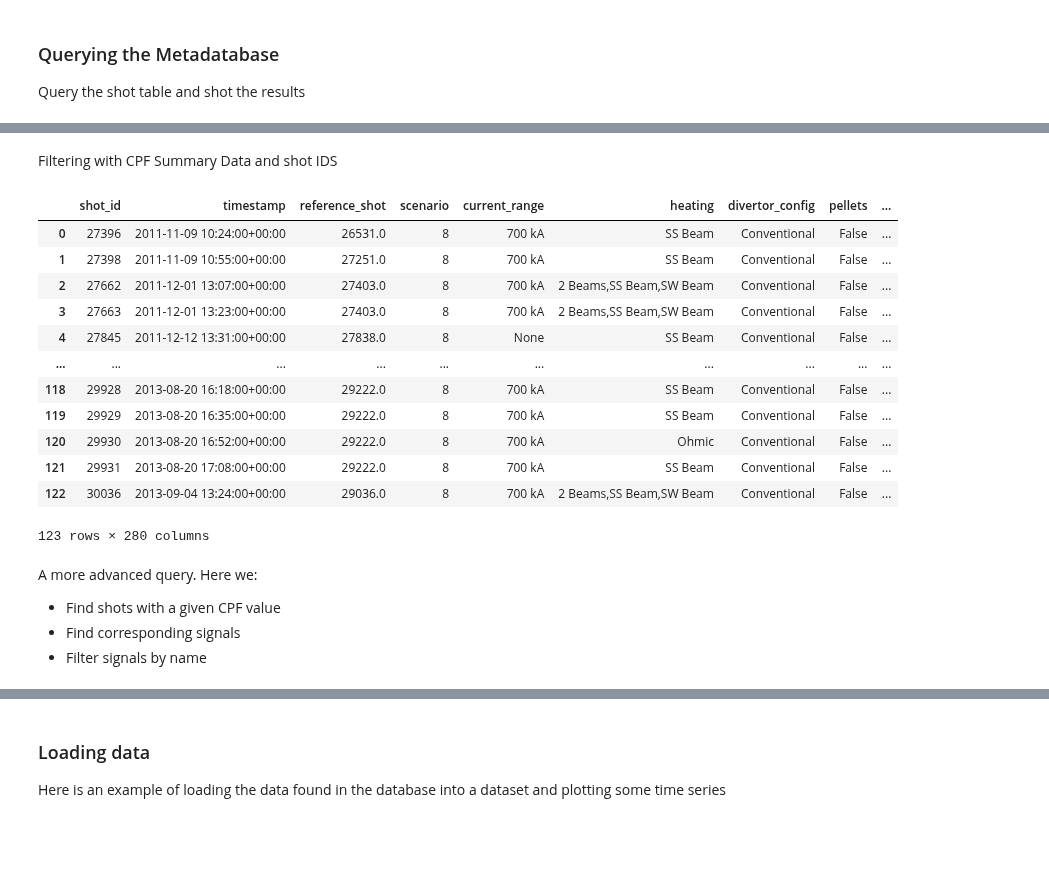
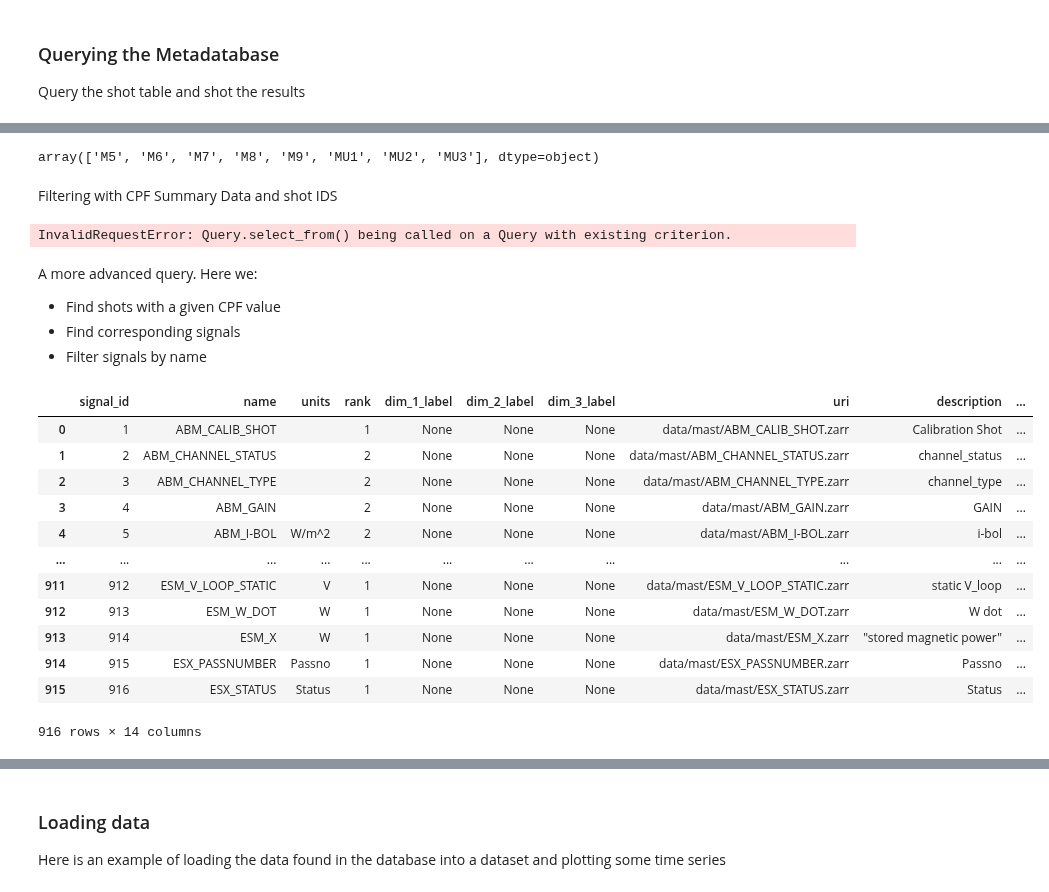
Before and after one commit to ukaea/fair-mast, a Jupyter notebook: db_query_example.ipynb, the cells around one changed output, grey strips where cells are left out. Saved outputs shown, nothing was run; the diff lists cells and outputs as text; code cells hidden in the pictures; blank space fills up the shorter version.

```diff
--- a/db_query_example.ipynb
+++ b/db_query_example.ipynb
@@ -100,34 +74,74 @@ qscenarios
+# %%
+result['campaign'].unique()
+# %% [output]
+array(['M5', 'M6', 'M7', 'M8', 'M9', 'MU1', 'MU2', 'MU3'], dtype=object)
 # %% [markdown]
 Filtering with CPF Summary Data and shot IDS
 # %%
 shots = metadata.tables['shots']
+signals = metadata.tables['signals']
 
-qshots = (
+q = (
+    session.query(signals.c.signal_id)
+          .filter(signals.c.name == 'ABM_CALIB_SHOT')
+          .first()
+)
+
+q = (
     session.query(shots)
-          .filter(shots.c.scenario == 8)
-          # .filter(shots.c.shot_id <= 30131)
+        .filter(shots.c.campaign == 'M9')
+        .join(q)
 )
-qshots = pd.read_sql(qshots.statement, con=engine.connect())
-qshots
+
+q = pd.read_sql(q.statement, con=engine.connect())
+q
 # %% [output]
-|  | shot_id | timestamp | reference_shot | scenario | current_range | heating | divertor_config | pellets | ... |
-| 0 | 27396 | 2011-11-09 10:24:00+00:00 | 26531.0 | 8 | 700 kA | SS Beam | Conventional | False | ... |
-| 1 | 27398 | 2011-11-09 10:55:00+00:00 | 27251.0 | 8 | 700 kA | SS Beam | Conventional | False | ... |
-| 2 | 27662 | 2011-12-01 13:07:00+00:00 | 27403.0 | 8 | 700 kA | 2 Beams,SS Beam,SW Beam | Conventional | False | ... |
-| 3 | 27663 | 2011-12-01 13:23:00+00:00 | 27403.0 | 8 | 700 kA | 2 Beams,SS Beam,SW Beam | Conventional | False | ... |
-| 4 | 27845 | 2011-12-12 13:31:00+00:00 | 27838.0 | 8 | None | SS Beam | Conventional | False | ... |
-| ... | ... | ... | ... | ... | ... | ... | ... | ... | ... |
-| 118 | 29928 | 2013-08-20 16:18:00+00:00 | 29222.0 | 8 | 700 kA | SS Beam | Conventional | False | ... |
-| 119 | 29929 | 2013-08-20 16:35:00+00:00 | 29222.0 | 8 | 700 kA | SS Beam | Conventional | False | ... |
-| 120 | 29930 | 2013-08-20 16:52:00+00:00 | 29222.0 | 8 | 700 kA | Ohmic | Conventional | False | ... |
-| 121 | 29931 | 2013-08-20 17:08:00+00:00 | 29222.0 | 8 | 700 kA | SS Beam | Conventional | False | ... |
-| 122 | 30036 | 2013-09-04 13:24:00+00:00 | 29036.0 | 8 | 700 kA | 2 Beams,SS Beam,SW Beam | Conventional | False | ... |
-123 rows × 280 columns
+InvalidRequestError: Query.select_from() being called on a Query with existing criterion.
 # %% [markdown]
 A more advanced query. Here we:
  - Find shots with a given CPF value
  - Find corresponding signals
  - Filter signals by name
+# %%
+shots = metadata.tables['shots']
+signals = metadata.tables['signals']
+shot_signal_link = metadata.tables['shot_signal_link']
+
+qshots = (
+    session.query(shots.c.shot_id)
+        .filter(shots.c.campaign == 'M9')
+)
+
+# Query for corresponding signal IDs
+qshot_signal = (
+    session.query(shot_signal_link.c.signal_id)
+    .filter(shot_signal_link.c.shot_id.in_(qshots))
+    .distinct()
+)
+
+# Query for signal data, filter only names containing 'acd'
+qsignal = (
+    session.query(signals)
+    .filter(signals.c.signal_id.in_(qshot_signal))
+    # .filter(signals.c.name.contains('AMC'))
+)
+
+result = pd.read_sql(qsignal.statement, con=engine.connect())
+result
+# %% [output]
+|  | signal_id | name | units | rank | dim_1_label | dim_2_label | dim_3_label | uri | description | ... |
+| 0 | 1 | ABM_CALIB_SHOT |  | 1 | None | None | None | data/mast/ABM_CALIB_SHOT.zarr | Calibration Shot | ... |
+| 1 | 2 | ABM_CHANNEL_STATUS |  | 2 | None | None | None | data/mast/ABM_CHANNEL_STATUS.zarr | channel_status | ... |
+| 2 | 3 | ABM_CHANNEL_TYPE |  | 2 | None | None | None | data/mast/ABM_CHANNEL_TYPE.zarr | channel_type | ... |
+| 3 | 4 | ABM_GAIN |  | 2 | None | None | None | data/mast/ABM_GAIN.zarr | GAIN | ... |
+| 4 | 5 | ABM_I-BOL | W/m^2 | 2 | None | None | None | data/mast/ABM_I-BOL.zarr | i-bol | ... |
+| ... | ... | ... | ... | ... | ... | ... | ... | ... | ... | ... |
+| 911 | 912 | ESM_V_LOOP_STATIC | V | 1 | None | None | None | data/mast/ESM_V_LOOP_STATIC.zarr | static V_loop | ... |
+| 912 | 913 | ESM_W_DOT | W | 1 | None | None | None | data/mast/ESM_W_DOT.zarr | W dot | ... |
+| 913 | 914 | ESM_X | W | 1 | None | None | None | data/mast/ESM_X.zarr | "stored magnetic power" | ... |
+| 914 | 915 | ESX_PASSNUMBER | Passno | 1 | None | None | None | data/mast/ESX_PASSNUMBER.zarr | Passno | ... |
+| 915 | 916 | ESX_STATUS | Status | 1 | None | None | None | data/mast/ESX_STATUS.zarr | Status | ... |
+916 rows × 14 columns
 # %%
 shots = metadata.tables['shots']
 signals = metadata.tables['signals']
```
Also changed, not shown: parts of 7 cells of this notebook, 22 other files.
